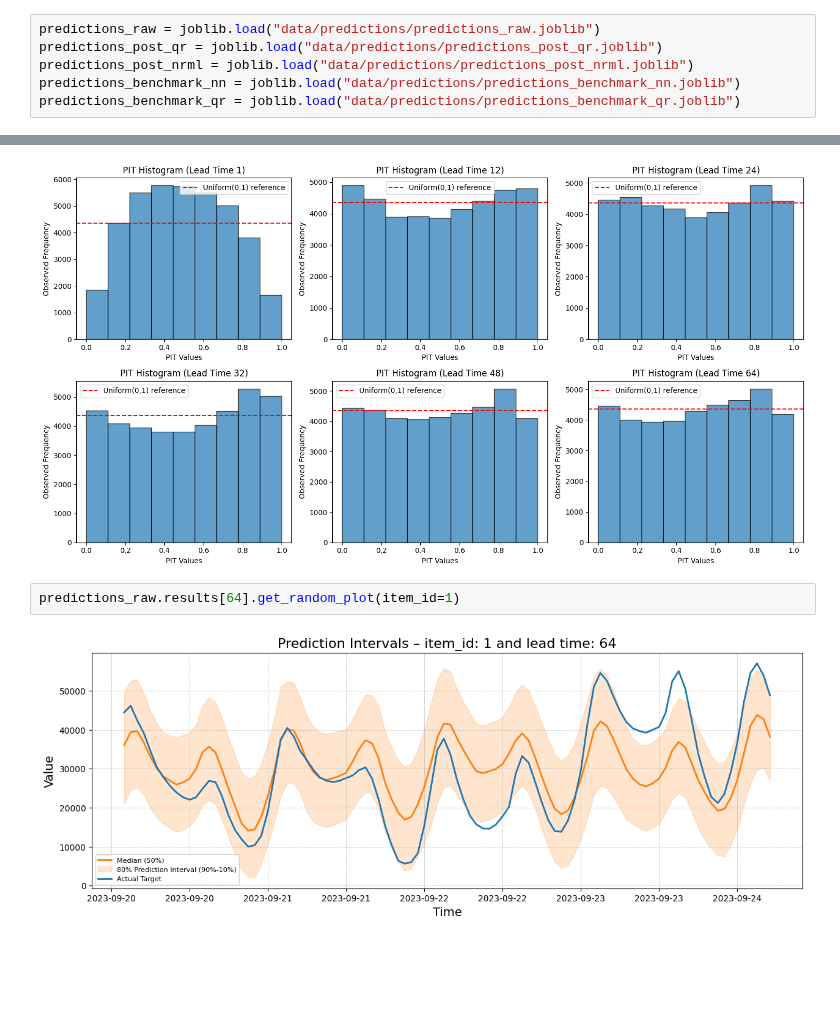
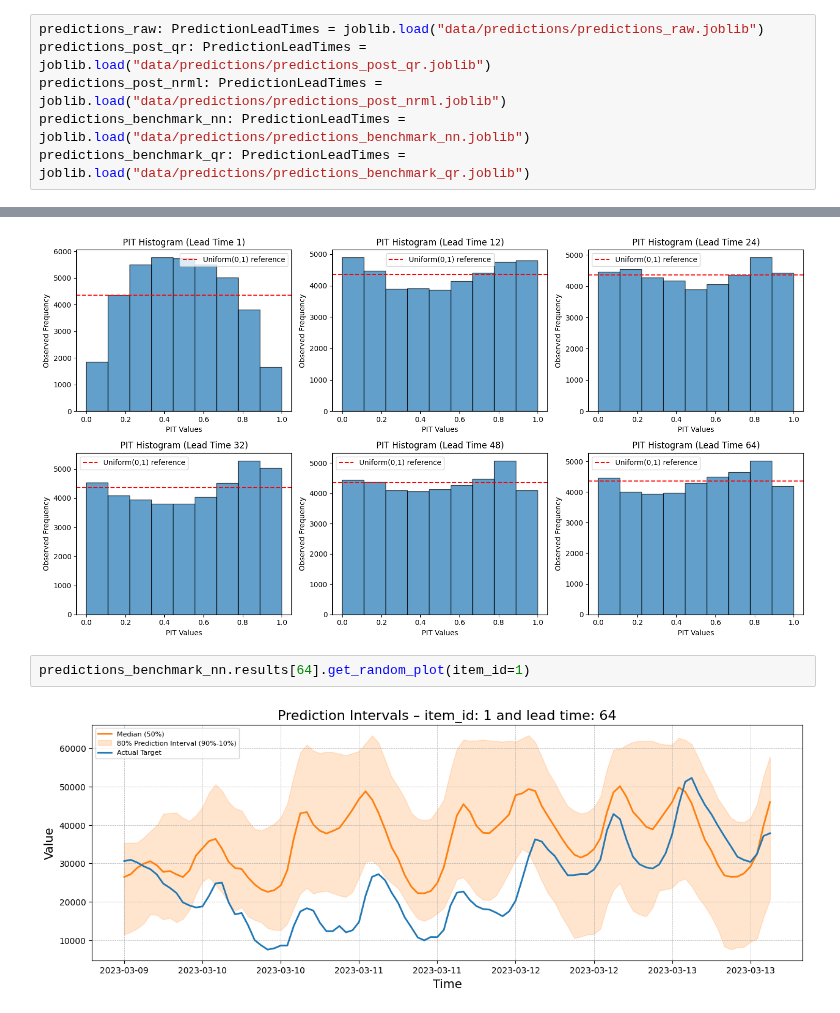
Before and after one commit to LouisSko/master-thesis, a Jupyter notebook: notebook.ipynb, the cells around one changed output, grey strips where cells are left out. Saved outputs shown, nothing was run; the diff lists cells and outputs as text; blank space fills up the shorter version.

```diff
--- a/notebook.ipynb
+++ b/notebook.ipynb
@@ -150,9 +156,9 @@ from src.core.timeseries import get_quantile_scores, get_empirical_coverage_rate
 # %%
-predictions_raw = joblib.load("data/predictions/predictions_raw.joblib")
-predictions_post_qr = joblib.load("data/predictions/predictions_post_qr.joblib")
-predictions_post_nrml = joblib.load("data/predictions/predictions_post_nrml.joblib")
-predictions_benchmark_nn = joblib.load("data/predictions/predictions_benchmark_nn.joblib")
-predictions_benchmark_qr = joblib.load("data/predictions/predictions_benchmark_qr.joblib")
+predictions_raw: PredictionLeadTimes = joblib.load("data/predictions/predictions_raw.joblib")
+predictions_post_qr: PredictionLeadTimes = joblib.load("data/predictions/predictions_post_qr.joblib")
+predictions_post_nrml: PredictionLeadTimes = joblib.load("data/predictions/predictions_post_nrml.joblib")
+predictions_benchmark_nn: PredictionLeadTimes = joblib.load("data/predictions/predictions_benchmark_nn.joblib")
+predictions_benchmark_qr: PredictionLeadTimes = joblib.load("data/predictions/predictions_benchmark_qr.joblib")
 # %%
 all_predictions = {"chronos bolt tiny zero shot": predictions_raw,
                    "postprocessed (QR)": predictions_post_qr,
@@ -233,6 +339,6 @@ predictions_raw.get_pit_histogram(lead_times=[1, 12, 24, 32, 48, 64])
 # %% [output]
 [figure]
 # %%
-predictions_raw.results[64].get_random_plot(item_id=1)
+predictions_benchmark_nn.results[64].get_random_plot(item_id=1)
 # %% [output]
-[figure, old version]
+[figure, new version]
```
Also changed, not shown: parts of 19 cells of this notebook, 1 other file.
